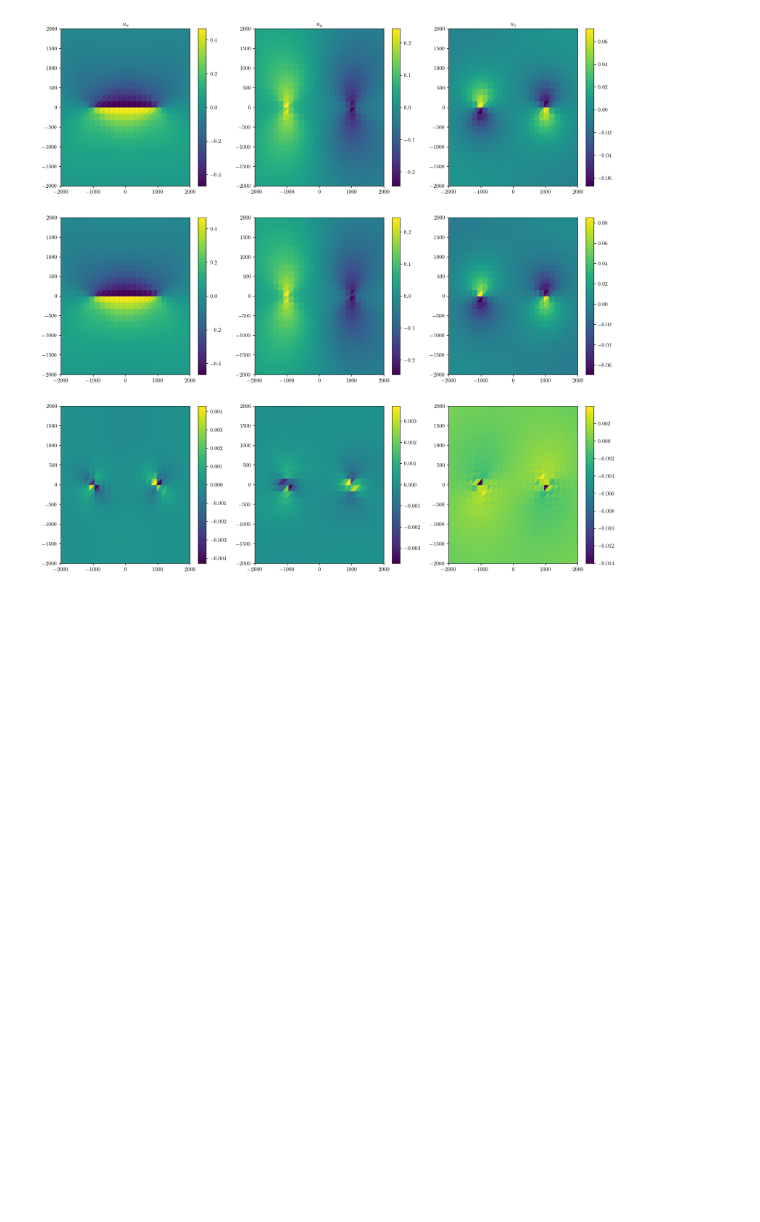
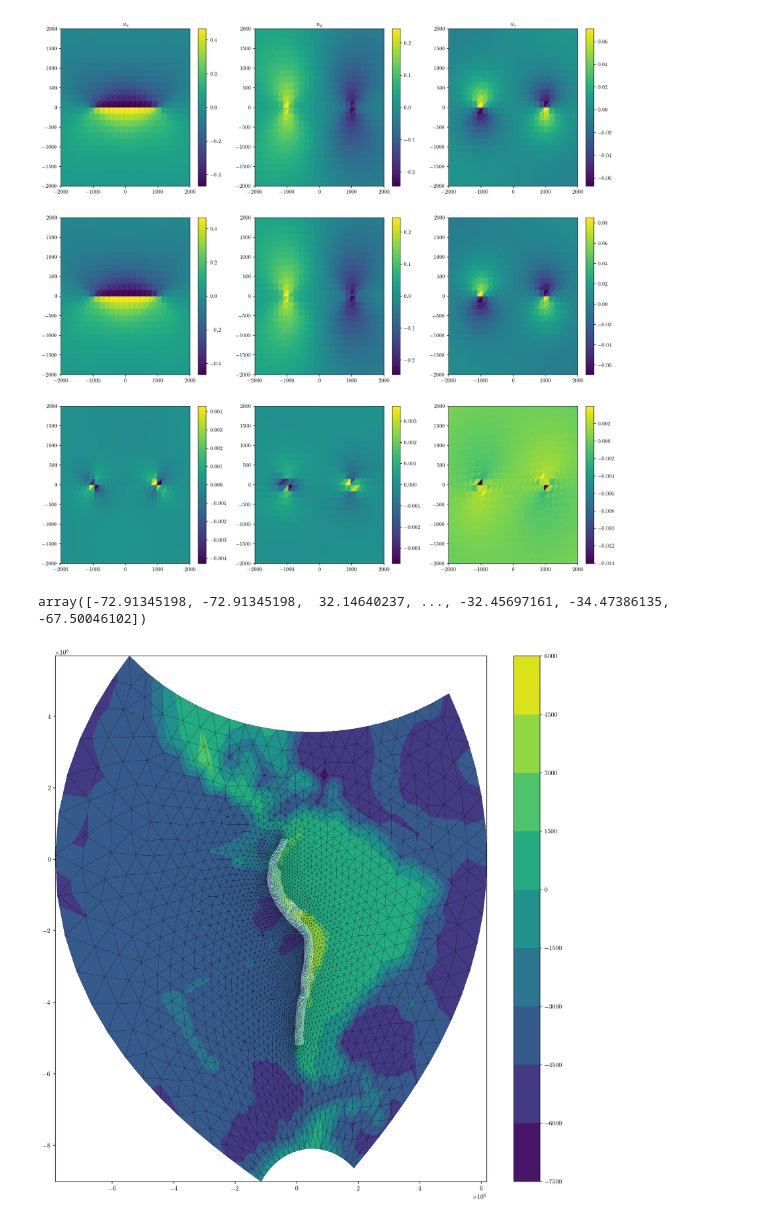
Before and after one commit to tbenthompson/tectosaur2, a Jupyter notebook: sa_tdes.ipynb, the cells around one changed output. Drawn from its saved outputs; the diff is of its cells as text; code cells hidden in the pictures; blank space fills up the shorter version.

```diff
--- a/sa_tdes.ipynb
+++ b/sa_tdes.ipynb
@@ -225,3 +224,22 @@ for d in range(3):
 plt.show()
 # %% [output]
 [figure]
+# %%
+(surf_pts_latlon, surf_tris), (fault_pts_latlon, fault_tris) = np.load('sa_mesh.npy', allow_pickle=True)
+# %%
+surf_pts_latlon[:,1]
+# %% [output]
+array([-72.91345198, -72.91345198,  32.14640237, ..., -32.45697161, -34.47386135, -67.50046102])
+# %%
+import collect_dem
+surf_pts = collect_dem.project(surf_pts_latlon[:,0], surf_pts_latlon[:,1], surf_pts_latlon[:,2], 'utm19K')
+fault_pts = collect_dem.project(fault_pts_latlon[:,0], fault_pts_latlon[:,1], fault_pts_latlon[:,2], 'utm19K')
+# %%
+plt.figure(figsize = (15,15))
+cntf = plt.tricontourf(surf_pts[:,0], surf_pts[:,1], surf_tris, surf_pts[:,2])
+plt.triplot(surf_pts[:,0], surf_pts[:,1], surf_tris, 'k-', linewidth = 0.25)
+plt.triplot(fault_pts[:,0], fault_pts[:,1], fault_tris, 'w-', linewidth = 0.25)
+plt.colorbar()
+plt.show()
+# %% [output]
+[figure, added]
```
Also changed, not shown: parts of 9 cells of this notebook, 4 other files.
